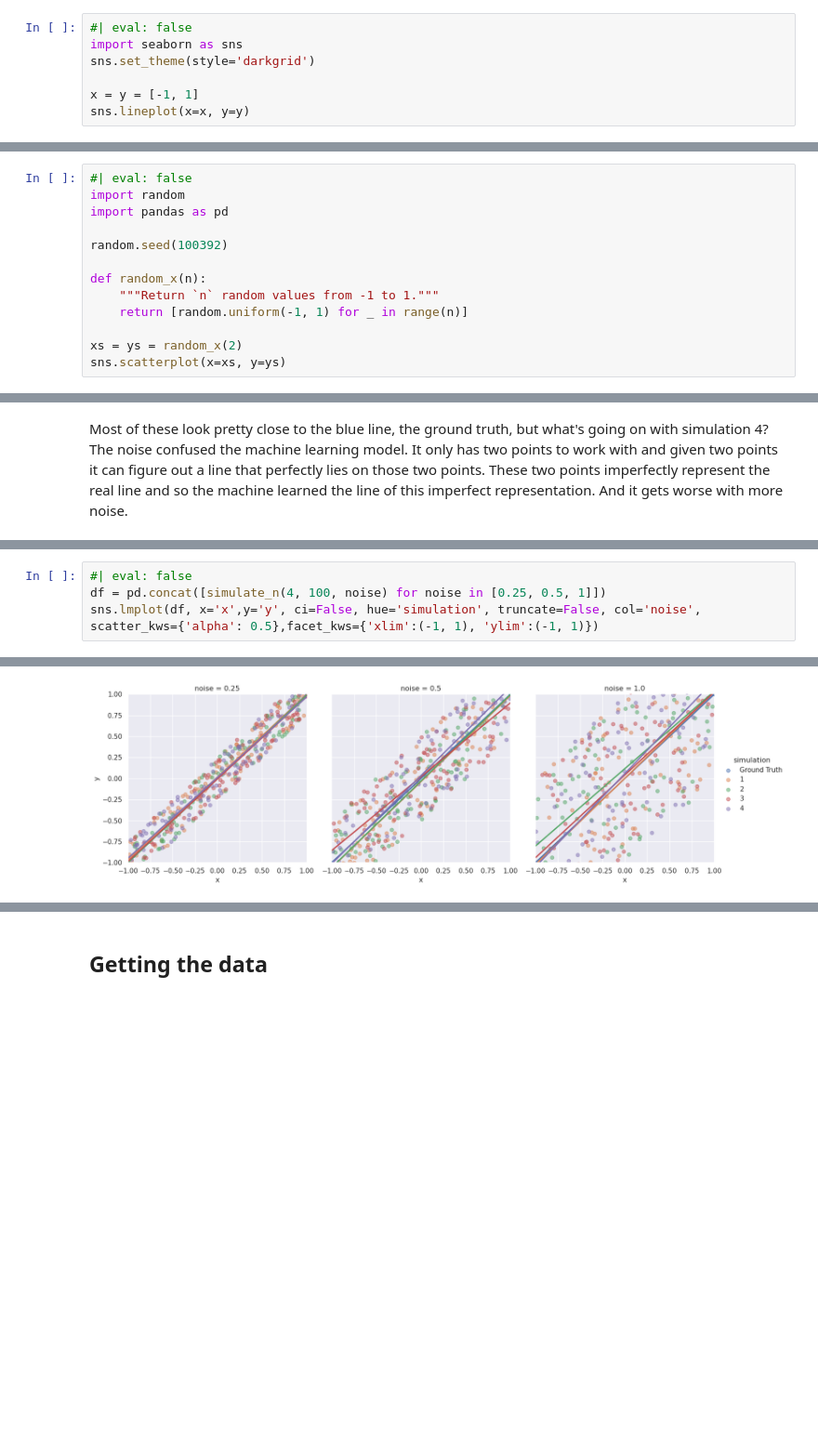
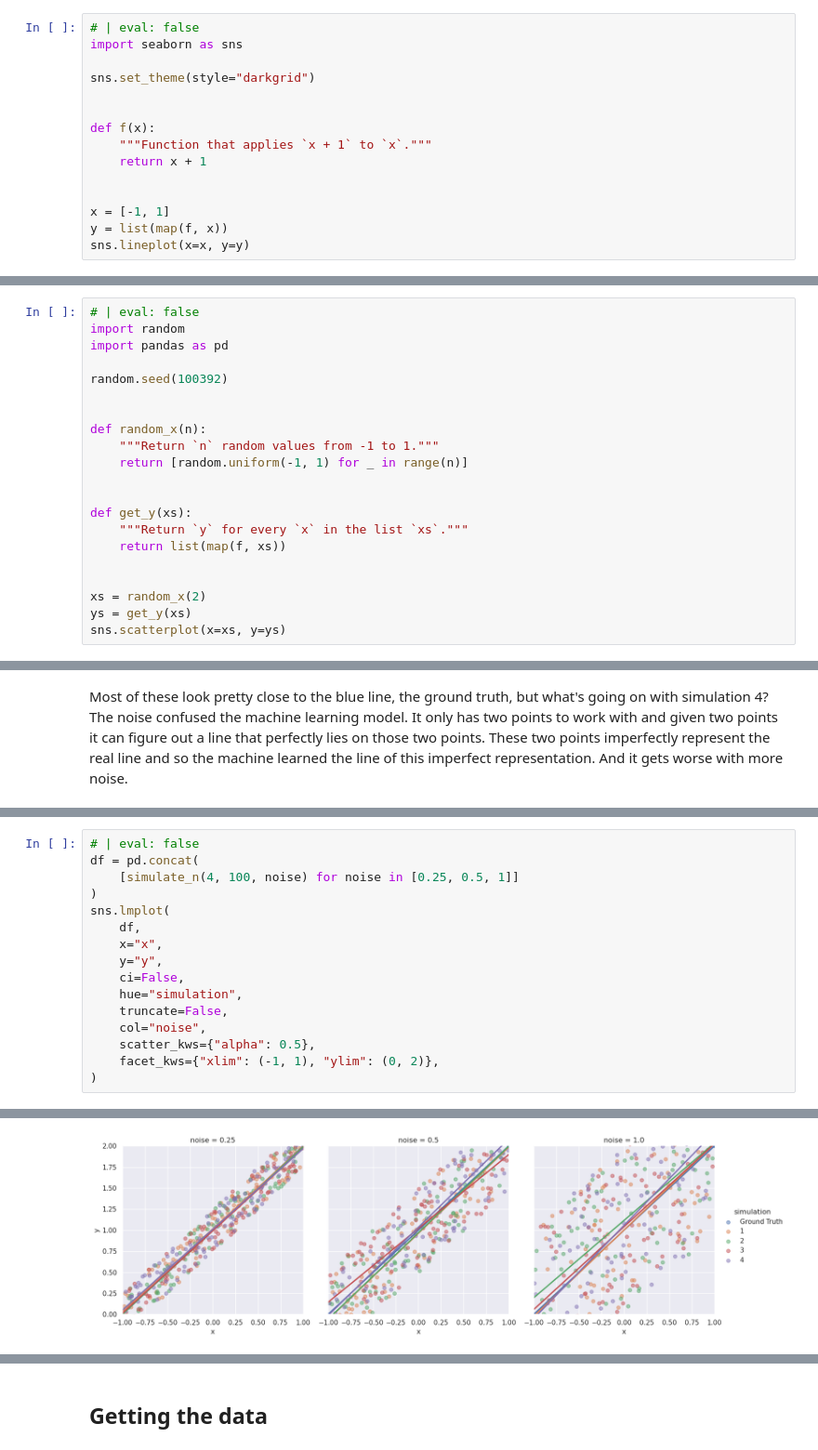
Before and after one commit to spenceforce/NLP-Simple-to-Spectacular, a Jupyter notebook: chapter/01_data/data.ipynb, the cells around one changed output, grey strips where cells are left out. Shown at 93% size. Cells and saved outputs as stored; diff of their text form; blank space fills up the shorter version.

```diff
--- a/chapter/01_data/data.ipynb
+++ b/chapter/01_data/data.ipynb
@@ -13,9 +13,17 @@ We'll start with a line. Nothing special, just the equation `y = x`.
 # %%
-#| eval: false
+# | eval: false
 import seaborn as sns
-sns.set_theme(style='darkgrid')
 
-x = y = [-1, 1]
+sns.set_theme(style="darkgrid")
+
+
+def f(x):
+    """Function that applies `x + 1` to `x`."""
+    return x + 1
+
+
+x = [-1, 1]
+y = list(map(f, x))
 sns.lineplot(x=x, y=y)
 # %% [output]
 <Axes: >
@@ -23,17 +31,25 @@ sns.lineplot(x=x, y=y)
 # %% [markdown]
 [I love [`seaborn`](https://seaborn.pydata.org/) for rapid data visualization. It can't do everything perfectly, but it does the common things beautifully.]{.aside}This line is the ground truth. It is real. But let's imagine we don't have the line. We just have a couple random points on the line.
 # %%
-#| eval: false
+# | eval: false
 import random
 import pandas as pd
 
 random.seed(100392)
 
+
 def random_x(n):
     """Return `n` random values from -1 to 1."""
     return [random.uniform(-1, 1) for _ in range(n)]
 
-xs = ys = random_x(2)
+
+def get_y(xs):
+    """Return `y` for every `x` in the list `xs`."""
+    return list(map(f, xs))
+
+
+xs = random_x(2)
+ys = get_y(xs)
 sns.scatterplot(x=xs, y=ys)
 # %% [output]
 <Axes: >
@@ -107,10 +180,22 @@ Yup, that's a mess. But there is a way to learn from noisy data, you just need m
 # %%
-#| eval: false
-df = pd.concat([simulate_n(4, 100, noise) for noise in [0.25, 0.5, 1]])
-sns.lmplot(df, x='x',y='y', ci=False, hue='simulation', truncate=False, col='noise', scatter_kws={'alpha': 0.5},facet_kws={'xlim':(-1, 1), 'ylim':(-1, 1)})
+# | eval: false
+df = pd.concat(
+    [simulate_n(4, 100, noise) for noise in [0.25, 0.5, 1]]
+)
+sns.lmplot(
+    df,
+    x="x",
+    y="y",
+    ci=False,
+    hue="simulation",
+    truncate=False,
+    col="noise",
+    scatter_kws={"alpha": 0.5},
+    facet_kws={"xlim": (-1, 1), "ylim": (0, 2)},
+)
 # %% [output]
 <seaborn.axisgrid.FacetGrid at 0x...>
-[figure, old version]
+[figure, new version]
 # %% [markdown]
 That's night and day compared to two data points. Even when `noise = 1.0` the machine learning model does a good job of finding the line. This is because there's more information to learn from and the machine learning model can separate the noise and zero in on the truth.
 
```
Also changed, not shown: parts of 37 cells of this notebook.
